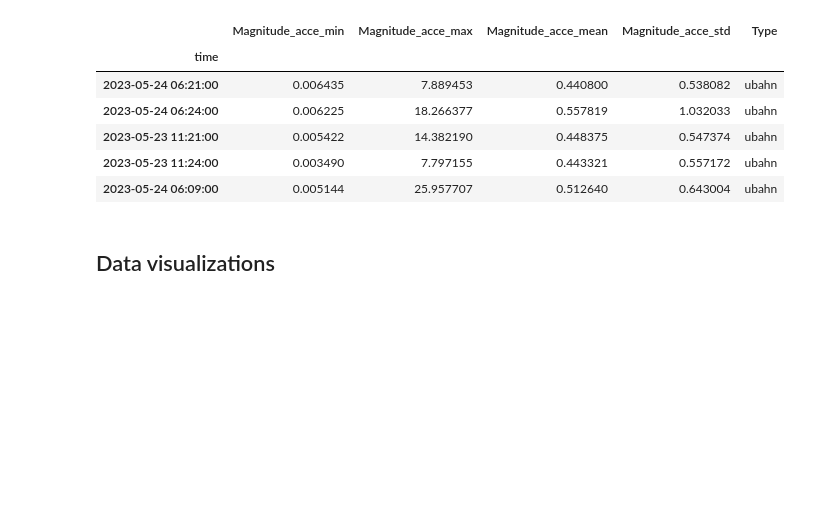
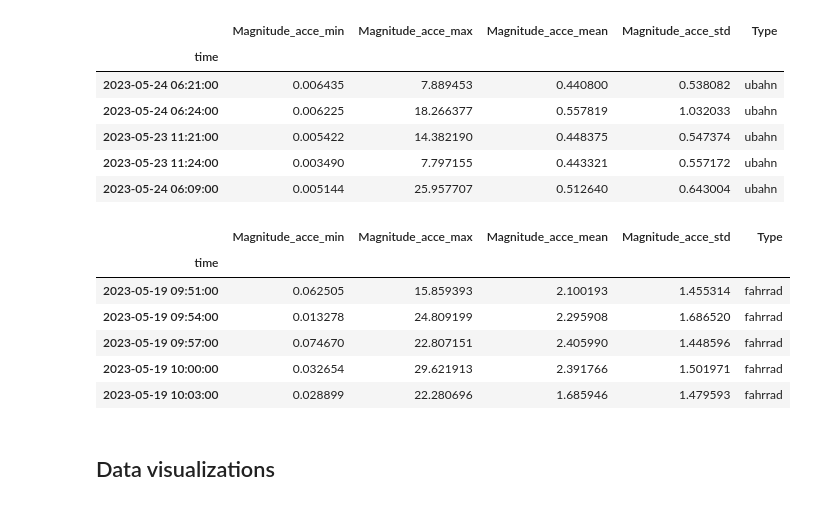
Before and after one commit to or81ynez/MaennerML, a Jupyter notebook: Maenner.ipynb, the cells around one changed output. Saved outputs shown, nothing was run; the diff lists cells and outputs as text; code cells hidden in the pictures; blank space fills up the shorter version.

Commit message:
Read Fahrrad

```diff
--- a/Maenner.ipynb
+++ b/Maenner.ipynb
@@ -247,3 +249,7 @@ ubahn_df.head()
 | 2023-05-23 11:21:00 | 0.005422 | 14.382190 | 0.448375 | 0.547374 | ubahn |
 | 2023-05-23 11:24:00 | 0.003490 | 7.797155 | 0.443321 | 0.557172 | ubahn |
 | 2023-05-24 06:09:00 | 0.005144 | 25.957707 | 0.512640 | 0.643004 | ubahn |
+# %%
+#Read data for fahrrad
+fahrrad1_df = pd.read_json('/Users/tramduong/Desktop/Python/GitHub/MaennerML/Data/Fahrrad/JSON/Fahrrad1new - Copy.json','json')
+fahrrad2_df = pd.read_json('/Users/tramduong/Desktop/Python/GitHub/MaennerML/Data/Fahrrad/JSON/Fahrrad2new - Copy.json','json')
@@ -250,3 +259,15 @@ ubahn_df.head()
+# %%
+dfs = [fahrrad1_df, fahrrad2_df]
+fahrrad_df = combine_into_df(dfs, 'fahrrad')
+fahrrad_df.head()
+# %% [output]
+|  | Magnitude_acce_min | Magnitude_acce_max | Magnitude_acce_mean | Magnitude_acce_std | Type |
+| time |  |  |  |  |  |
+| 2023-05-19 09:51:00 | 0.062505 | 15.859393 | 2.100193 | 1.455314 | fahrrad |
+| 2023-05-19 09:54:00 | 0.013278 | 24.809199 | 2.295908 | 1.686520 | fahrrad |
+| 2023-05-19 09:57:00 | 0.074670 | 22.807151 | 2.405990 | 1.448596 | fahrrad |
+| 2023-05-19 10:00:00 | 0.032654 | 29.621913 | 2.391766 | 1.501971 | fahrrad |
+| 2023-05-19 10:03:00 | 0.028899 | 22.280696 | 1.685946 | 1.479593 | fahrrad |
 # %% [markdown]
 ## Data visualizations
 # %%
```
Also changed, not shown: parts of 2 cells of this notebook, 4 other files.
